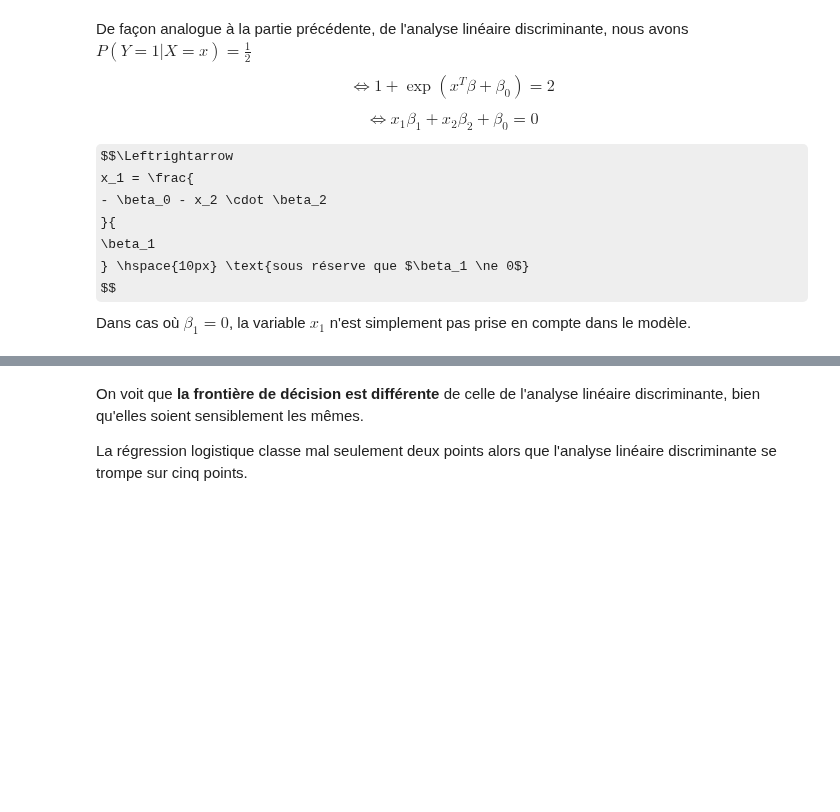
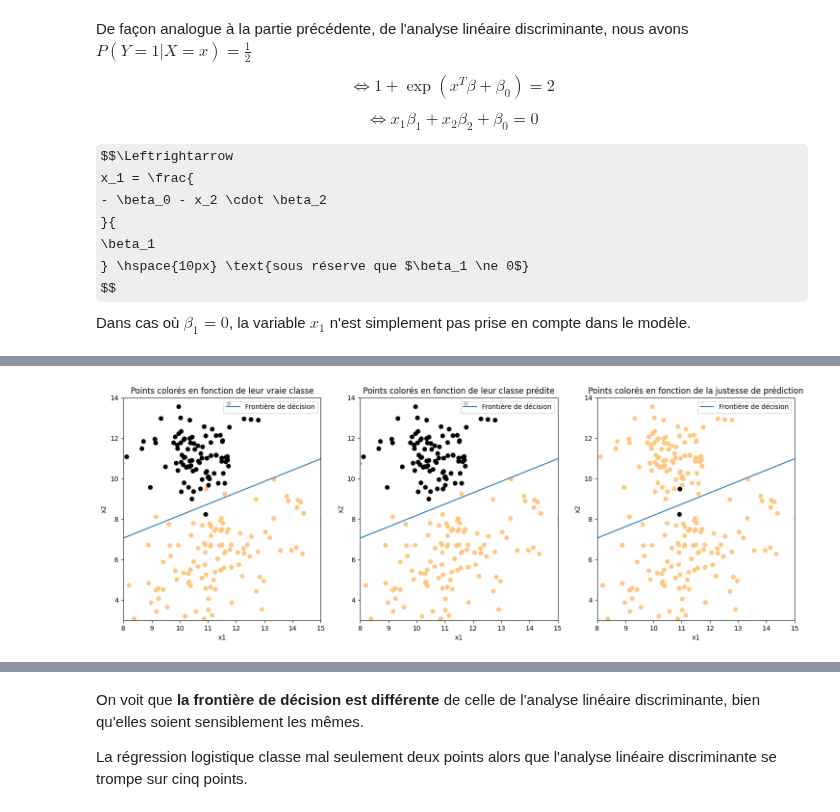
Before and after one commit to jExbrayat/introduction-artificial-intelligence, a Jupyter notebook: projet.ipynb, the cells around one changed output, grey strips where cells are left out. Saved outputs shown, nothing was run; the diff lists cells and outputs as text; code cells hidden in the pictures; some formulas as TeX source; blank space fills up the shorter version.

Commit message:
try to improve plot

```diff
--- a/projet.ipynb
+++ b/projet.ipynb
@@ -611,23 +611,28 @@ y_pred = [proba > 0.5 for proba in pred_proba]
 # Calculate decision border line
 f_xx2 = (-beta_hat[0] - xx2 * beta_hat[2]) / beta_hat[1]
 # %%
-# Plot data points colored based on prediction
+def plot_datapoints_decision_border(cmap: str, ax):
+    """Plot datapoints and the decision border for a specified matplotlib ax.
 
-
-def plot_log_reg_points_decision_border(cmap: str):
+    Args:
+        cmap (str): Method used to color data points
+        ax (_type_): Matplotlib ax
+    """
     if cmap == "pred":
         color = y_pred
-        title = "Nuage de points colorés en fonction de leur classe prédite"
+        title = "Points colorés en fonction de leur classe prédite"
     elif cmap == "true":
-        color = dataset["y"]
-        title = "Nuage de points colorés en fonction de leur vraie classe"
+        color = y
+        title = "Points colorés en fonction de leur vraie classe"
+    elif cmap=="true_pred":
+        color = y == y_pred
+        title = "Points colorés en fonction de la justesse de prédiction"
 
-    plt.scatter(dataset.loc[:, "x1"], dataset.loc[:, "x2"], c=color, cmap="copper")
-    plt.plot(f_xx2, xx2, label="Frontière de décision")
-    plt.xlabel("x1")
-    plt.ylabel("x2")
-    plt.title(title)
-    plt.legend()
-    plt.ylim([3, 14])
-    plt.xlim([8, 15])
-    plt.show()
+    ax.scatter(dataset.loc[:, "x1"], dataset.loc[:, "x2"], c=color, cmap="copper")
+    ax.plot(f_xx2, xx2, label="Frontière de décision")
+    ax.set_xlabel("x1")
+    ax.set_ylabel("x2")
+    ax.set_title(title)
+    ax.legend()
+    ax.set_ylim([3, 14])
+    ax.set_xlim([8, 15])
@@ -639,0 +639,10 @@ plot_log_reg_points_decision_border(cmap="pred")
+# %%
+# Plot data points and decision border
+
+_, axs = plt.subplots(1, 3, figsize = (18, 6))
+plot_datapoints_decision_border(cmap="true", ax=axs[0])
+plot_datapoints_decision_border(cmap="pred", ax=axs[1])
+plot_datapoints_decision_border(cmap="true_pred", ax=axs[2])
+plt.show()
+# %% [output]
+[figure, added]
```
Also changed, not shown: parts of 3 cells of this notebook.
